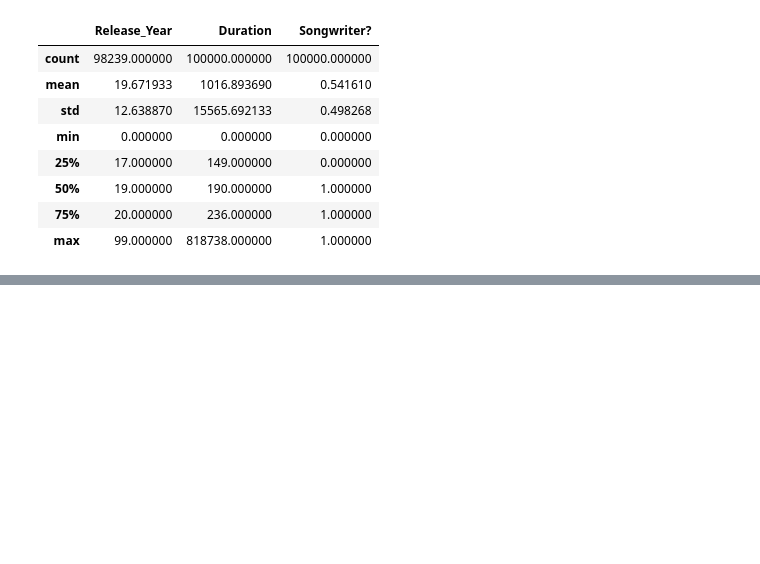
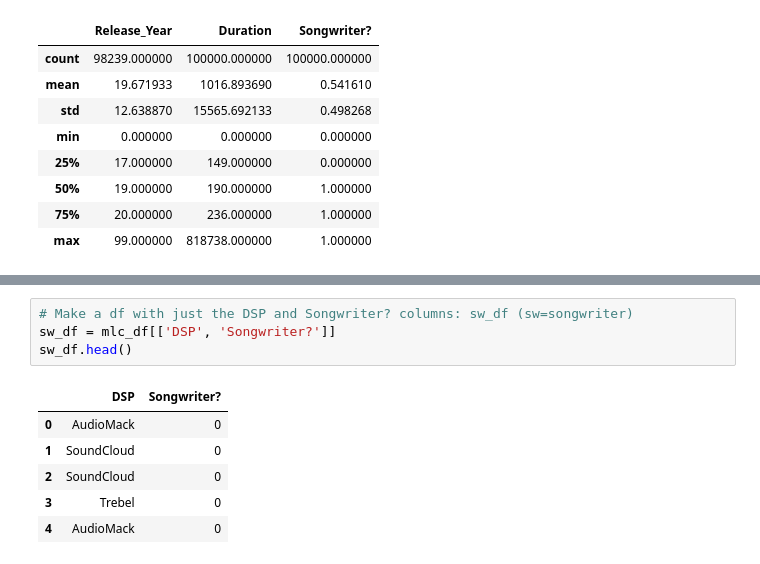
Before and after one commit to NSS-Data-Analytics-Cohort-6/mlc-project-nan-nagini, a Jupyter notebook: notebooks/mlc_jasmine.ipynb, the cells around one changed output, grey strips where cells are left out. Drawn from its saved outputs; the diff is of its cells as text; blank space fills up the shorter version.

```diff
--- a/notebooks/mlc_jasmine.ipynb
+++ b/notebooks/mlc_jasmine.ipynb
@@ -143,0 +167,11 @@ mlc_df.describe()
+# %%
+# Make a df with just the DSP and Songwriter? columns: sw_df (sw=songwriter)
+sw_df = mlc_df[['DSP', 'Songwriter?']]
+sw_df.head()
+# %% [output]
+|  | DSP | Songwriter? |
+| 0 | AudioMack | 0 |
+| 1 | SoundCloud | 0 |
+| 2 | SoundCloud | 0 |
+| 3 | Trebel | 0 |
+| 4 | AudioMack | 0 |
```
Also changed, not shown: parts of 13 cells of this notebook.
